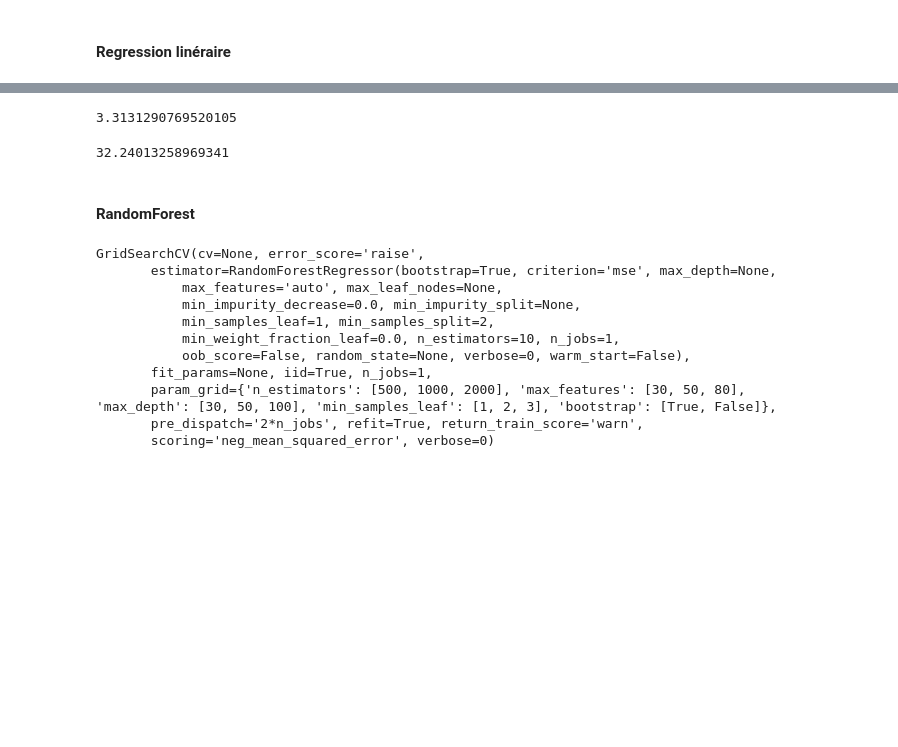
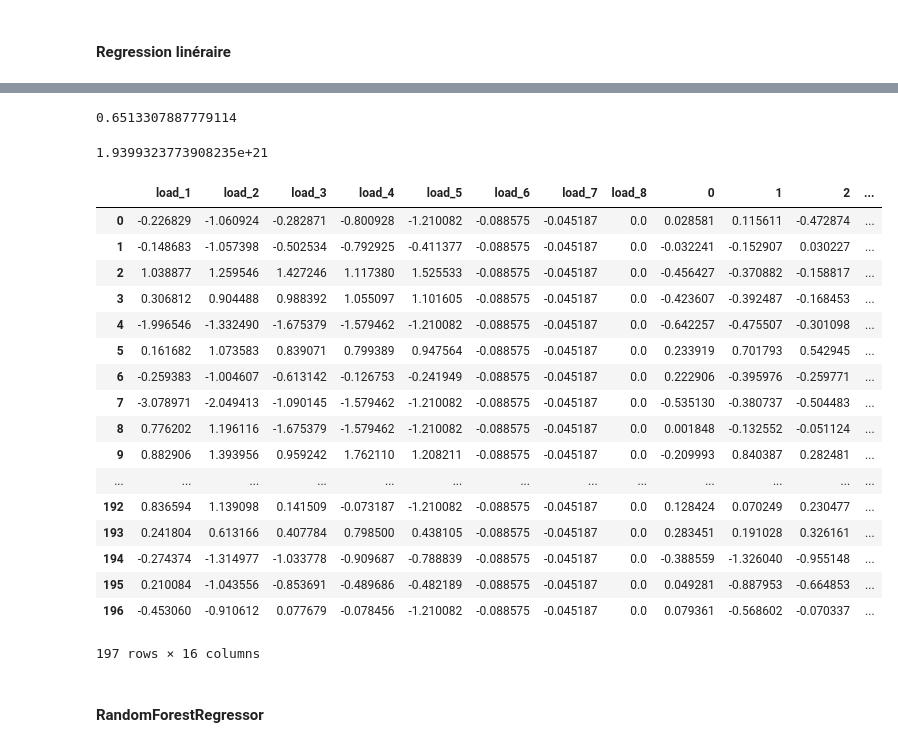
Before and after one commit to brouailalexandre/pesage-par-pont, a Jupyter notebook: Jupyter notebook/Conversion fichier txt.ipynb, the cells around one changed output, grey strips where cells are left out. Cells and saved outputs as stored; diff of their text form; code cells hidden in the pictures; blank space fills up the shorter version.

Commit message:
Nouveau calcul modèle sans normalisation et recherche meilleur params

```diff
--- a/Jupyter notebook/Conversion fichier txt.ipynb
+++ b/Jupyter notebook/Conversion fichier txt.ipynb
@@ -178,3 +156,15 @@ param = {
+# %%
+rid = Ridge(random_state=42)
+param = {
+    "alpha" : [0.1, 0.5, 1.0, 2.0],
+    "max_iter" : [1, 10, 100, 1000],
+    "solver" : ['auto', 'svd', 'cholesky', 'lsqr', 'sparse_cg', 'sag', 'saga'],
+    "tol" : [1, 0.1, 0.01, 0.001, 0.0001],
+    "fit_intercept" : [True, False],
+    "normalize" : [True, False],
+    "copy_X" : [True, False],
+    "n_jobs" : [1, 2]
+}
 # %%
-clf = GridSearchCV(regr, param, scoring='neg_mean_squared_error')
+clf = GridSearchCV(rid, param, scoring='neg_mean_squared_error', n_jobs=2)
 clf.fit(X_train, y_train)
@@ -193,15 +174,39 @@ GridSearchCV(cv=None, error_score='raise',
 # %%
 predicted = clf.predict(X_train)
-# %%
-mean_squared_error(y_train, predicted)
-# %% [output]
-3.3131290769520105
+# %%
+# Score Train
+mean_squared_error(y_train, predicted)
+# %% [output]
+0.6513307887779114
 # %%
 predicted = clf.predict(X_test)
-# %%
-mean_squared_error(y_test, predicted)
-# %% [output]
-32.24013258969341
+# %%
+# Score Test
+mean_squared_error(y_test, predicted)
+# %% [output]
+1.9399323773908235e+21
+# %%
+# Concat y_test | ^y_test
+pd.concat([y_test.reset_index(drop=True), pd.DataFrame(predicted)], axis=1)
+# %% [output]
+|  | load_1 | load_2 | load_3 | load_4 | load_5 | load_6 | load_7 | load_8 | 0 | 1 | 2 | ... |
+| 0 | -0.226829 | -1.060924 | -0.282871 | -0.800928 | -1.210082 | -0.088575 | -0.045187 | 0.0 | 0.028581 | 0.115611 | -0.472874 | ... |
+| 1 | -0.148683 | -1.057398 | -0.502534 | -0.792925 | -0.411377 | -0.088575 | -0.045187 | 0.0 | -0.032241 | -0.152907 | 0.030227 | ... |
+| 2 | 1.038877 | 1.259546 | 1.427246 | 1.117380 | 1.525533 | -0.088575 | -0.045187 | 0.0 | -0.456427 | -0.370882 | -0.158817 | ... |
+| 3 | 0.306812 | 0.904488 | 0.988392 | 1.055097 | 1.101605 | -0.088575 | -0.045187 | 0.0 | -0.423607 | -0.392487 | -0.168453 | ... |
+| 4 | -1.996546 | -1.332490 | -1.675379 | -1.579462 | -1.210082 | -0.088575 | -0.045187 | 0.0 | -0.642257 | -0.475507 | -0.301098 | ... |
+| 5 | 0.161682 | 1.073583 | 0.839071 | 0.799389 | 0.947564 | -0.088575 | -0.045187 | 0.0 | 0.233919 | 0.701793 | 0.542945 | ... |
+| 6 | -0.259383 | -1.004607 | -0.613142 | -0.126753 | -0.241949 | -0.088575 | -0.045187 | 0.0 | 0.222906 | -0.395976 | -0.259771 | ... |
+| 7 | -3.078971 | -2.049413 | -1.090145 | -1.579462 | -1.210082 | -0.088575 | -0.045187 | 0.0 | -0.535130 | -0.380737 | -0.504483 | ... |
+| 8 | 0.776202 | 1.196116 | -1.675379 | -1.579462 | -1.210082 | -0.088575 | -0.045187 | 0.0 | 0.001848 | -0.132552 | -0.051124 | ... |
+| 9 | 0.882906 | 1.393956 | 0.959242 | 1.762110 | 1.208211 | -0.088575 | -0.045187 | 0.0 | -0.209993 | 0.840387 | 0.282481 | ... |
+| ... | ... | ... | ... | ... | ... | ... | ... | ... | ... | ... | ... | ... |
+| 192 | 0.836594 | 1.139098 | 0.141509 | -0.073187 | -1.210082 | -0.088575 | -0.045187 | 0.0 | 0.128424 | 0.070249 | 0.230477 | ... |
+| 193 | 0.241804 | 0.613166 | 0.407784 | 0.798500 | 0.438105 | -0.088575 | -0.045187 | 0.0 | 0.283451 | 0.191028 | 0.326161 | ... |
+| 194 | -0.274374 | -1.314977 | -1.033778 | -0.909687 | -0.788839 | -0.088575 | -0.045187 | 0.0 | -0.388559 | -1.326040 | -0.955148 | ... |
+| 195 | 0.210084 | -1.043556 | -0.853691 | -0.489686 | -0.482189 | -0.088575 | -0.045187 | 0.0 | 0.049281 | -0.887953 | -0.664853 | ... |
+| 196 | -0.453060 | -0.910612 | 0.077679 | -0.078456 | -1.210082 | -0.088575 | -0.045187 | 0.0 | 0.079361 | -0.568602 | -0.070337 | ... |
+197 rows × 16 columns
 # %% [markdown]
-#### RandomForest
+#### RandomForestRegressor
 # %%
@@ -214,19 +223,7 @@ param = {
     "bootstrap" : [True, False]
 }
 # %%
-clf = GridSearchCV(rfr, param, scoring='neg_mean_squared_error')
+clf = GridSearchCV(rfr, param, scoring='neg_mean_squared_error', n_jobs=2)
 clf.fit(X_train, y_train)
-# %% [output]
-GridSearchCV(cv=None, error_score='raise',
-       estimator=RandomForestRegressor(bootstrap=True, criterion='mse', max_depth=None,
-           max_features='auto', max_leaf_nodes=None,
-           min_impurity_decrease=0.0, min_impurity_split=None,
-           min_samples_leaf=1, min_samples_split=2,
-           min_weight_fraction_leaf=0.0, n_estimators=10, n_jobs=1,
-           oob_score=False, random_state=None, verbose=0, warm_start=False),
-       fit_params=None, iid=True, n_jobs=1,
-       param_grid={'n_estimators': [500, 1000, 2000], 'max_features': [30, 50, 80], 'max_depth': [30, 50, 100], 'min_samples_leaf': [1, 2, 3], 'bootstrap': [True, False]},
-       pre_dispatch='2*n_jobs', refit=True, return_train_score='warn',
-       scoring='neg_mean_squared_error', verbose=0)
 # %%
 clf.best_params_
```
Also changed, not shown: parts of 32 cells of this notebook, 1 other file.
